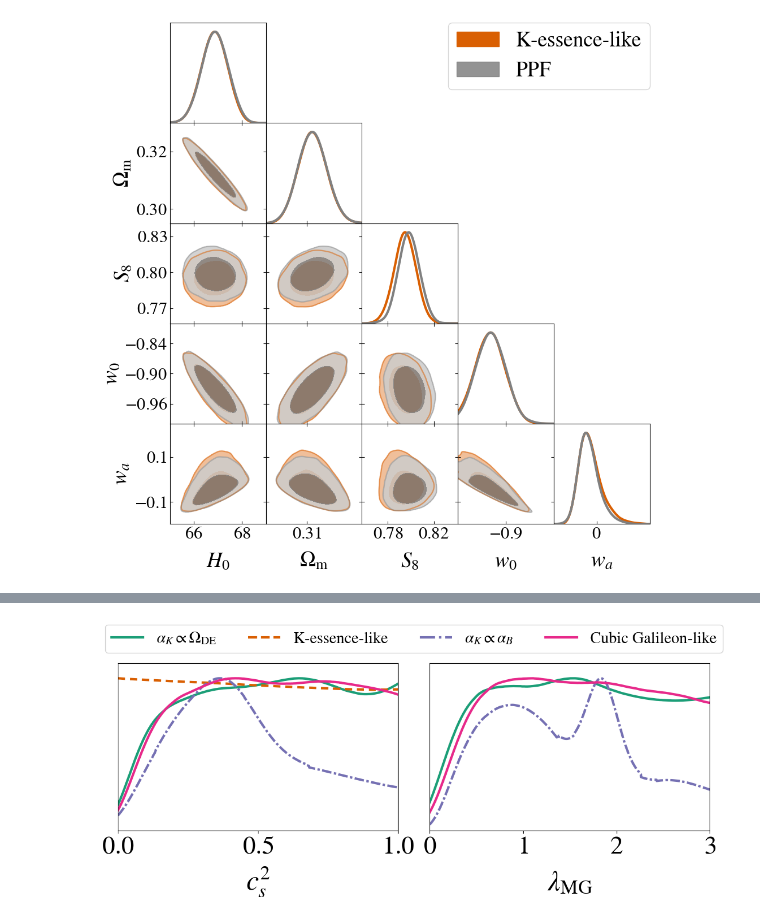
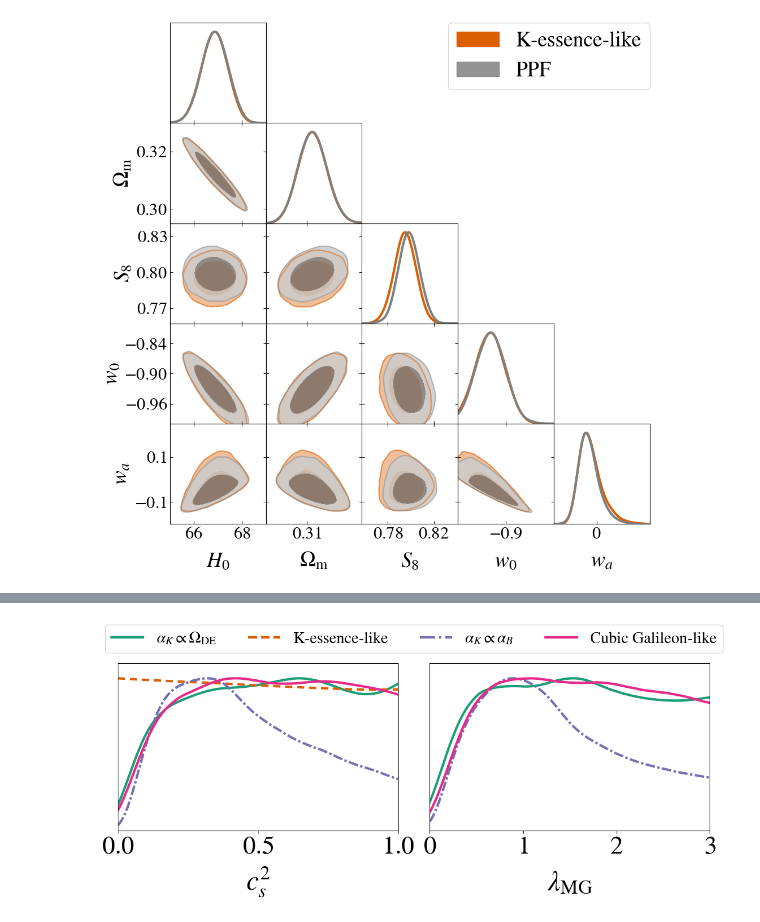
Before and after one commit to joaoreboucas1/cs2-project, a Jupyter notebook: data_analysis/triangle_ds1_subluminal.ipynb, the cells around one changed output, grey strips where cells are left out. Saved outputs shown, nothing was run; the diff lists cells and outputs as text; code cells hidden in the pictures.

```diff
--- a/data_analysis/triangle_ds1_subluminal.ipynb
+++ b/data_analysis/triangle_ds1_subluminal.ipynb
@@ -7,7 +7,7 @@ from getdist import plots
 
 import utils
 # %%
-indices = list(range(56, 60)) + [48, 83] # TODO: run chain 47
+indices = list(range(56, 60)) + [48, 83, 96] # TODO: run chain 47
 chains = {}
 for i in indices:
     chains[i] = utils.load_chain(i, burn_in=0.2, smooth_2D=0.3)
@@ -60,7 +63,7 @@ p.settings.axes_labelsize=35
 p.settings.legend_fontsize=30
 labels = ["$\\alpha_K \\propto \\Omega_\\mathrm{DE}$", "K-essence-like", "$\\alpha_K \\propto \\alpha_B$", "Cubic Galileon-like"]
 p.plots_1d(
-    [chains[56], chains[57], chains[58], chains[59]],
+    [chains[56], chains[57], chains[96], chains[59]],
     ["cs2_0", "alpha_K_0"],
     colors=utils.colors,
     lws=3,
@@ -94,4 +96,4 @@ WARNING:root:auto bandwidth for cs2_0 very small or failed (h=0.0004878868663443
-[figure, old version]
+[figure, new version]
 # %%
 # Getting numbers
 for i, chain in chains.items():
```
Also changed, not shown: parts of 8 cells of this notebook, 11 other files.
